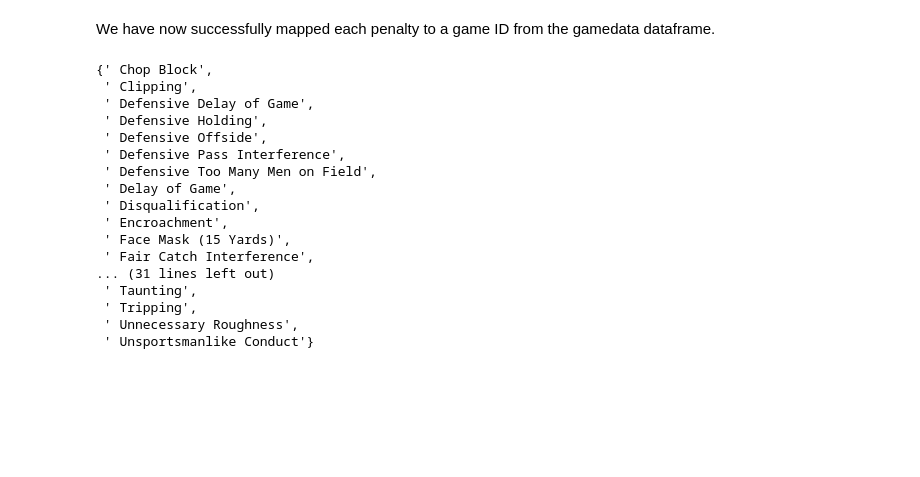
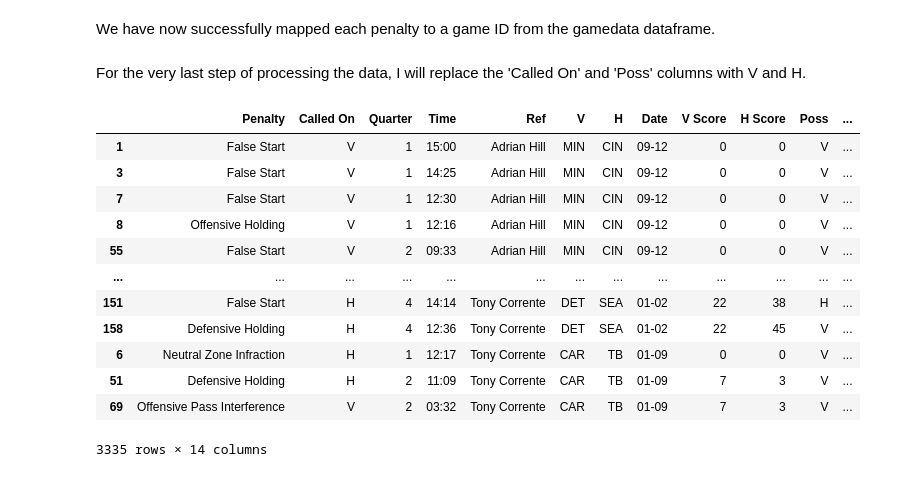
Before and after one commit to zmolz/penalties, a Jupyter notebook: index.ipynb, the cells around one changed output. Drawn from its saved outputs; the diff is of its cells as text; code cells hidden in the pictures; blank space fills up the shorter version.

```diff
--- a/index.ipynb
+++ b/index.ipynb
@@ -394,23 +411,35 @@ penalty_frame
 3335 rows × 15 columns
 # %% [markdown]
 We have now successfully mapped each penalty to a game ID from the gamedata dataframe.
-# %%
-set(penalty_frame['Penalty'])
-# %% [output]
-{' Chop Block',
- ' Clipping',
- ' Defensive Delay of Game',
- ' Defensive Holding',
- ' Defensive Offside',
- ' Defensive Pass Interference',
- ' Defensive Too Many Men on Field',
- ' Delay of Game',
- ' Disqualification',
- ' Encroachment',
- ' Face Mask (15 Yards)',
- ' Fair Catch Interference',
-... (31 lines left out)
- ' Taunting',
- ' Tripping',
- ' Unnecessary Roughness',
- ' Unsportsmanlike Conduct'}
+# %% [markdown]
+For the very last step of processing the data, I will replace the 'Called On' and 'Poss' columns with V and H.
+# %%
+called_on = []
+poss = []
+
+for _, row in penalty_frame.iterrows():
+    called_on.append('V' if row['Called On'] == row['V'] else 'H')
+    poss.append('V' if row['Poss'] == row['V'] else 'H')
+
+del penalty_frame['Called On'] # I keep getting a warning for trying to edit a copy when i do frame[x] = x so.
+del penalty_frame['Poss']
+del penalty_frame['Yardline']
+
+penalty_frame.insert(1, 'Called On', called_on)
+penalty_frame.insert(10, 'Poss',  poss)
+
+penalty_frame
+# %% [output]
+|  | Penalty | Called On | Quarter | Time | Ref | V | H | Date | V Score | H Score | Poss | ... |
+| 1 | False Start | V | 1 | 15:00 | Adrian Hill | MIN | CIN | 09-12 | 0 | 0 | V | ... |
+| 3 | False Start | V | 1 | 14:25 | Adrian Hill | MIN | CIN | 09-12 | 0 | 0 | V | ... |
+| 7 | False Start | V | 1 | 12:30 | Adrian Hill | MIN | CIN | 09-12 | 0 | 0 | V | ... |
+| 8 | Offensive Holding | V | 1 | 12:16 | Adrian Hill | MIN | CIN | 09-12 | 0 | 0 | V | ... |
+| 55 | False Start | V | 2 | 09:33 | Adrian Hill | MIN | CIN | 09-12 | 0 | 0 | V | ... |
+| ... | ... | ... | ... | ... | ... | ... | ... | ... | ... | ... | ... | ... |
+| 151 | False Start | H | 4 | 14:14 | Tony Corrente | DET | SEA | 01-02 | 22 | 38 | H | ... |
+| 158 | Defensive Holding | H | 4 | 12:36 | Tony Corrente | DET | SEA | 01-02 | 22 | 45 | V | ... |
+| 6 | Neutral Zone Infraction | H | 1 | 12:17 | Tony Corrente | CAR | TB | 01-09 | 0 | 0 | V | ... |
+| 51 | Defensive Holding | H | 2 | 11:09 | Tony Corrente | CAR | TB | 01-09 | 7 | 3 | V | ... |
+| 69 | Offensive Pass Interference | V | 2 | 03:32 | Tony Corrente | CAR | TB | 01-09 | 7 | 3 | V | ... |
+3335 rows × 14 columns
```
Also changed, not shown: parts of 13 cells of this notebook.
